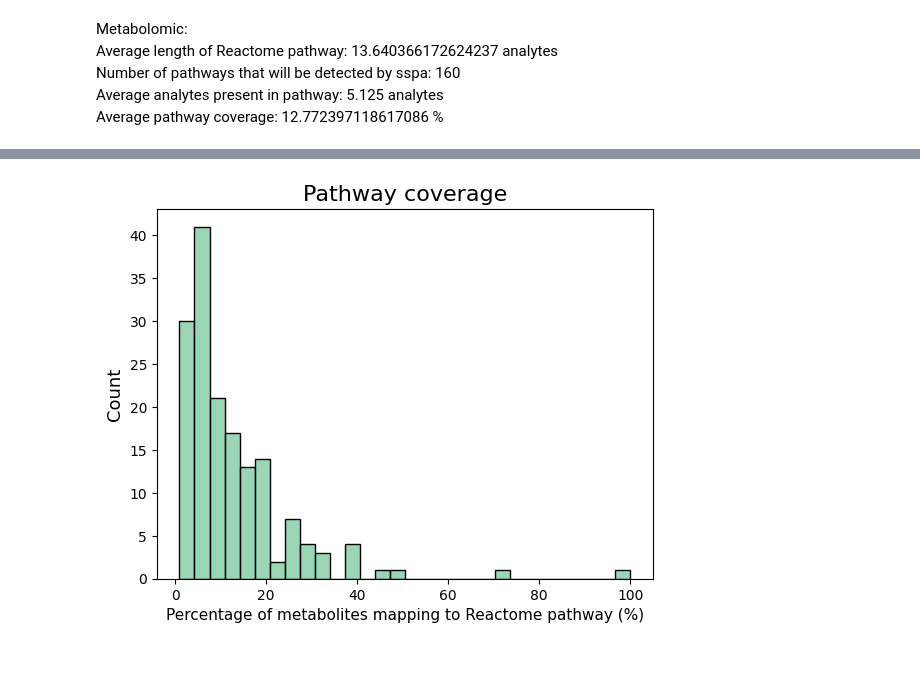
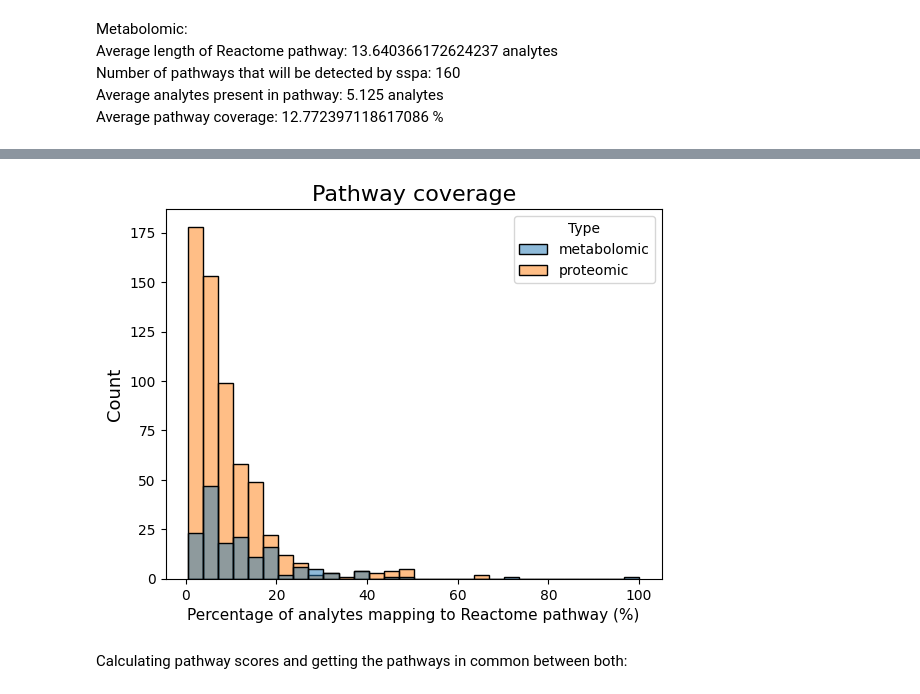
Before and after one commit to j-keung/multiomics-pathway-analysis, a Jupyter notebook: pathway_coverage.ipynb, the cells around one changed output, grey strips where cells are left out. Drawn from its saved outputs; the diff is of its cells as text; code cells hidden in the pictures; blank space fills up the shorter version.

```diff
--- a/pathway_coverage.ipynb
+++ b/pathway_coverage.ipynb
@@ -185,0 +137,11 @@ metabolomic_percentage_coverage #= percentage_coverage
+# %%
+meta_df = pd.DataFrame()
+meta_df['val']  = metabolomic_percentage_coverage
+meta_df['Type'] = "metabolomic"
+
+pro_df = pd.DataFrame()
+pro_df['val']  = proteomic_percentage_coverage
+pro_df['Type'] = "proteomic"
+
+number_df = pd.concat([meta_df, pro_df], axis=0)
+number_df
@@ -186,10 +176,12 @@ metabolomic_percentage_coverage #= percentage_coverage
 # %%
-sns.histplot(metabolomic_percentage_coverage, bins = 30,color='#79C99E',edgecolor="k")
+sns.histplot(number_df, x="val", hue="Type",bins = 30) # bins = 30,color='#79C99E',edgecolor="k")
 
 plt.title('Pathway coverage',fontsize=16)
-plt.xlabel('Percentage of metabolites mapping to Reactome pathway (%)',fontsize=11)
+plt.xlabel('Percentage of analytes mapping to Reactome pathway (%)',fontsize=11)
 plt.ylabel('Count',fontsize=13) ;
 
-#plt.savefig( 'Figures/metabolite_pathway_coverage.png' , dpi=200,bbox_inches = 'tight' , pad_inches = 0.2 , facecolor='w')
+#plt.savefig( 'Figures/percent_pathway_coverage.png' , dpi=200,bbox_inches = 'tight' , pad_inches = 0.2 , facecolor='w')
 # %% [output]
-[figure, old version]
+[figure, new version]
+# %% [markdown]
+Calculating pathway scores and getting the pathways in common between both:
```
Also changed, not shown: parts of 41 cells of this notebook, 1 other file.
